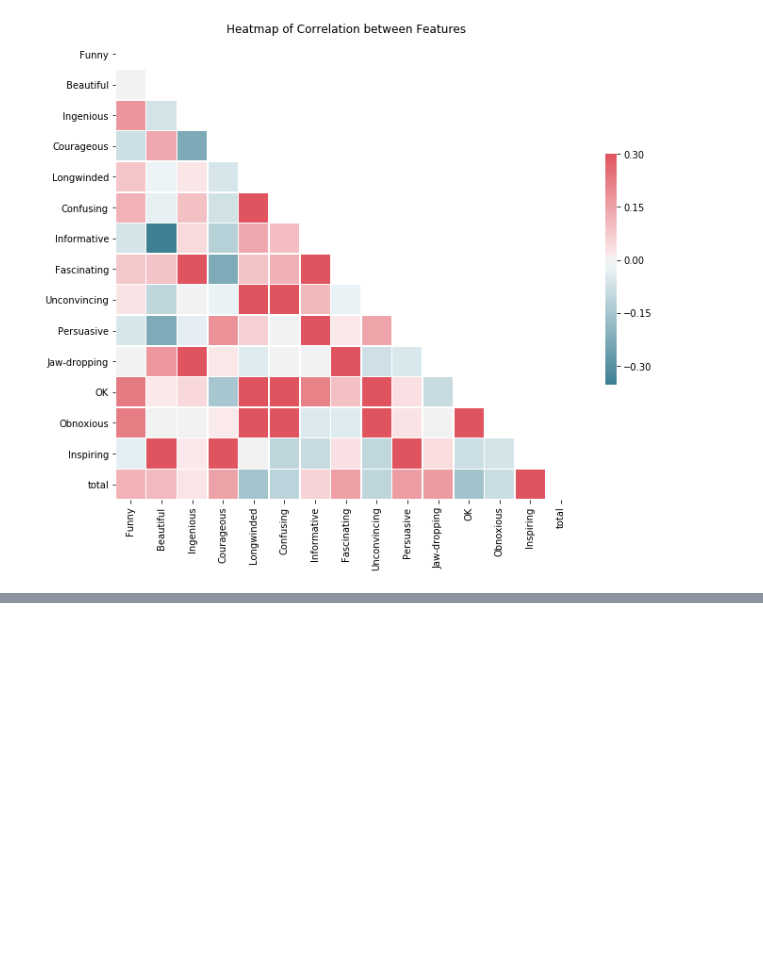
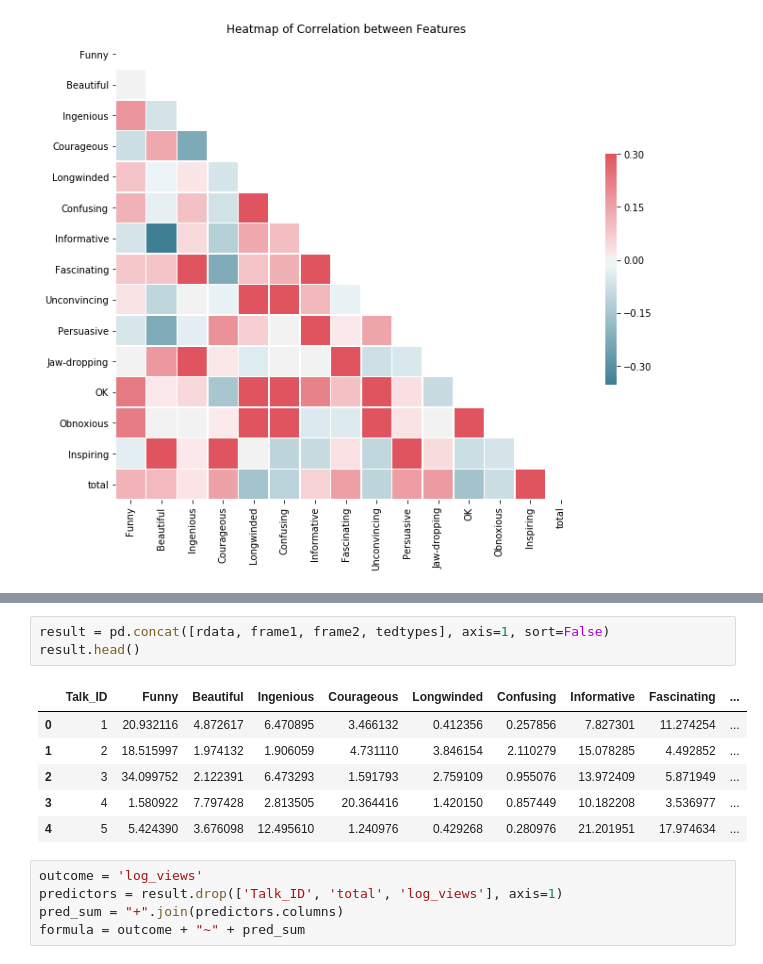
Before and after one commit to augustinechang1/TED-Talk-Prediction, a Jupyter notebook: RatingData.ipynb, the cells around one changed output, grey strips where cells are left out. Cells and saved outputs as stored; diff of their text form; blank space fills up the shorter version.

```diff
--- a/RatingData.ipynb
+++ b/RatingData.ipynb
@@ -326,0 +370,15 @@ Text(0.5,1,'Heatmap of Correlation between Features')
+# %%
+result = pd.concat([rdata, frame1, frame2, tedtypes], axis=1, sort=False)
+result.head()
+# %% [output]
+|  | Talk_ID | Funny | Beautiful | Ingenious | Courageous | Longwinded | Confusing | Informative | Fascinating | ... |
+| 0 | 1 | 20.932116 | 4.872617 | 6.470895 | 3.466132 | 0.412356 | 0.257856 | 7.827301 | 11.274254 | ... |
+| 1 | 2 | 18.515997 | 1.974132 | 1.906059 | 4.731110 | 3.846154 | 2.110279 | 15.078285 | 4.492852 | ... |
+| 2 | 3 | 34.099752 | 2.122391 | 6.473293 | 1.591793 | 2.759109 | 0.955076 | 13.972409 | 5.871949 | ... |
+| 3 | 4 | 1.580922 | 7.797428 | 2.813505 | 20.364416 | 1.420150 | 0.857449 | 10.182208 | 3.536977 | ... |
+| 4 | 5 | 5.424390 | 3.676098 | 12.495610 | 1.240976 | 0.429268 | 0.280976 | 21.201951 | 17.974634 | ... |
+# %%
+outcome = 'log_views'
+predictors = result.drop(['Talk_ID', 'total', 'log_views'], axis=1)
+pred_sum = "+".join(predictors.columns)
+formula = outcome + "~" + pred_sum
```
Also changed, not shown: parts of 7 cells of this notebook.
